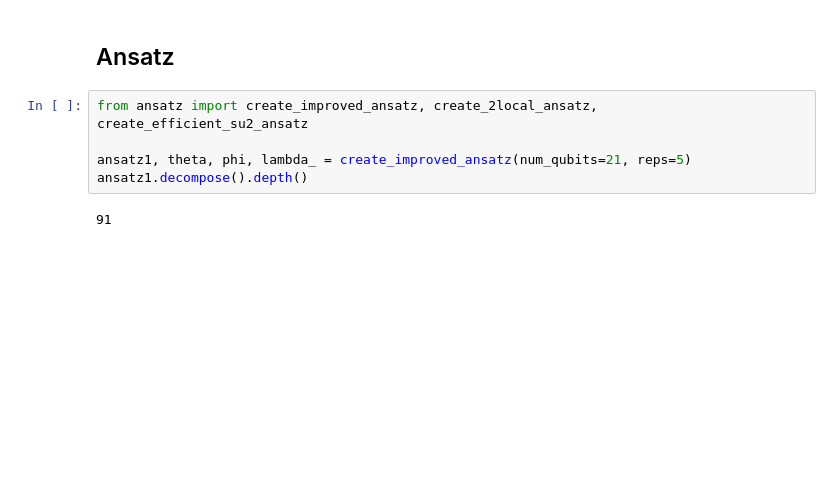
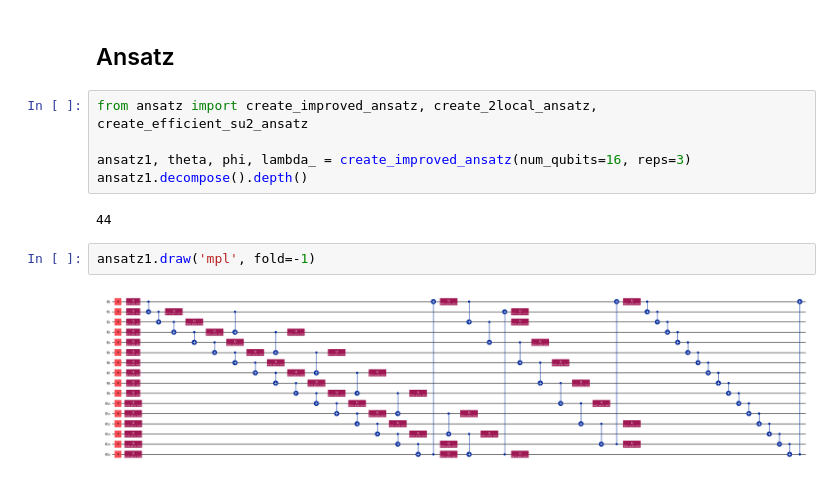
Before and after one commit to anandk3012/sdes-vqa, a Jupyter notebook: notebooks/visualization_testing.ipynb, the cells around one changed output. Saved outputs shown, nothing was run; the diff lists cells and outputs as text; blank space fills up the shorter version.

```diff
--- a/notebooks/visualization_testing.ipynb
+++ b/notebooks/visualization_testing.ipynb
@@ -464,8 +549,12 @@ print(len(cipher_probs))
 # %%
 from ansatz import create_improved_ansatz, create_2local_ansatz, create_efficient_su2_ansatz
 
-ansatz1, theta, phi, lambda_ = create_improved_ansatz(num_qubits=21, reps=5)
+ansatz1, theta, phi, lambda_ = create_improved_ansatz(num_qubits=16, reps=3)
 ansatz1.decompose().depth()
 # %% [output]
-91
+44
+# %%
+ansatz1.draw('mpl', fold=-1)
+# %% [output]
+[figure, added]
 # %%
```
Also changed, not shown: parts of 18 cells of this notebook, 17 other files.
